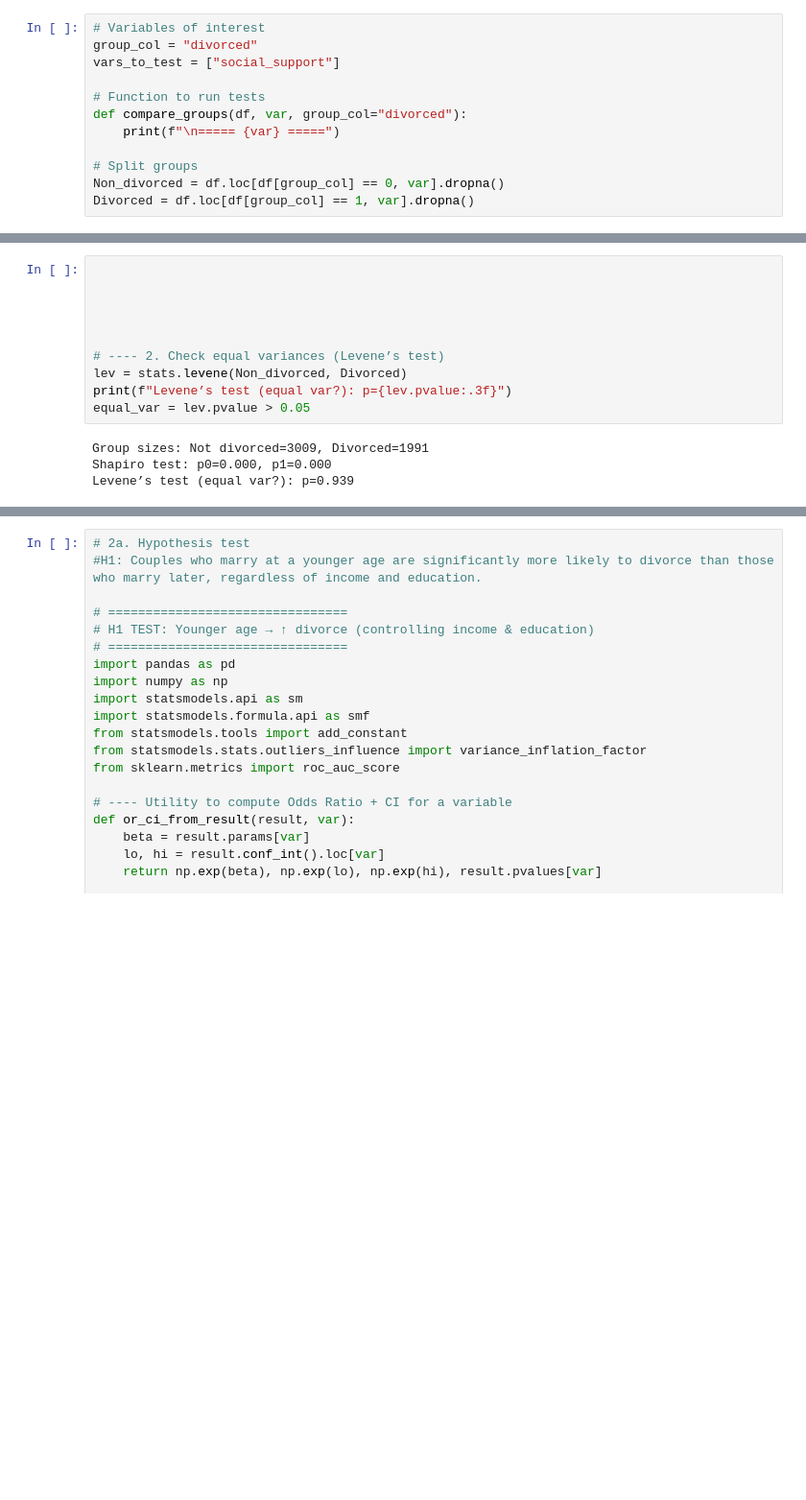
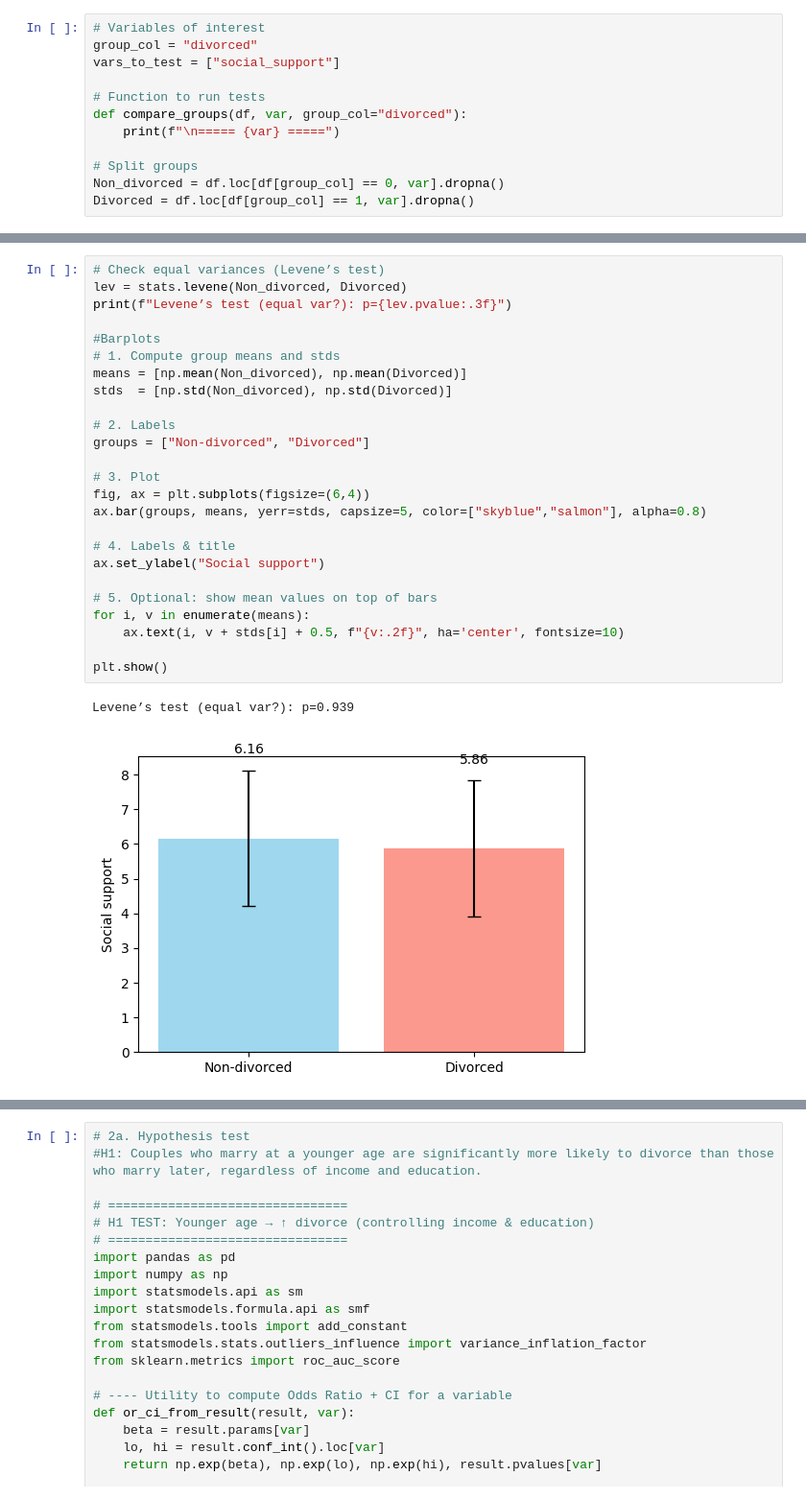
Before and after one commit to Rodrigu87/Module-2-Project-CAS-UniBe, a Jupyter notebook: Divorce.ipynb, the cells around one changed output, grey strips where cells are left out. Shown at 96% size. Cells and saved outputs as stored; diff of their text form; blank space fills up the shorter version.

```diff
--- a/Divorce.ipynb
+++ b/Divorce.ipynb
@@ -93,14 +96,28 @@ Shapiro test: p0=0.000, p1=0.000
-# %%
-
-
-
-
-
-# ---- 2. Check equal variances (Levene’s test)
-lev = stats.levene(Non_divorced, Divorced)
-print(f"Levene’s test (equal var?): p={lev.pvalue:.3f}")
-equal_var = lev.pvalue > 0.05
-# %% [output]
-Group sizes: Not divorced=3009, Divorced=1991
-Shapiro test: p0=0.000, p1=0.000
-Levene’s test (equal var?): p=0.939
+# %%
+# Check equal variances (Levene’s test)
+lev = stats.levene(Non_divorced, Divorced)
+print(f"Levene’s test (equal var?): p={lev.pvalue:.3f}")
+
+#Barplots
+# 1. Compute group means and stds
+means = [np.mean(Non_divorced), np.mean(Divorced)]
+stds  = [np.std(Non_divorced), np.std(Divorced)]
+
+# 2. Labels
+groups = ["Non-divorced", "Divorced"]
+
+# 3. Plot
+fig, ax = plt.subplots(figsize=(6,4))
+ax.bar(groups, means, yerr=stds, capsize=5, color=["skyblue","salmon"], alpha=0.8)
+
+# 4. Labels & title
+ax.set_ylabel("Social support")
+
+# 5. Optional: show mean values on top of bars
+for i, v in enumerate(means):
+    ax.text(i, v + stds[i] + 0.5, f"{v:.2f}", ha='center', fontsize=10)
+
+plt.show()
+# %% [output]
+Levene’s test (equal var?): p=0.939
+[figure, added]
```
Also changed, not shown: parts of 2 cells of this notebook.
